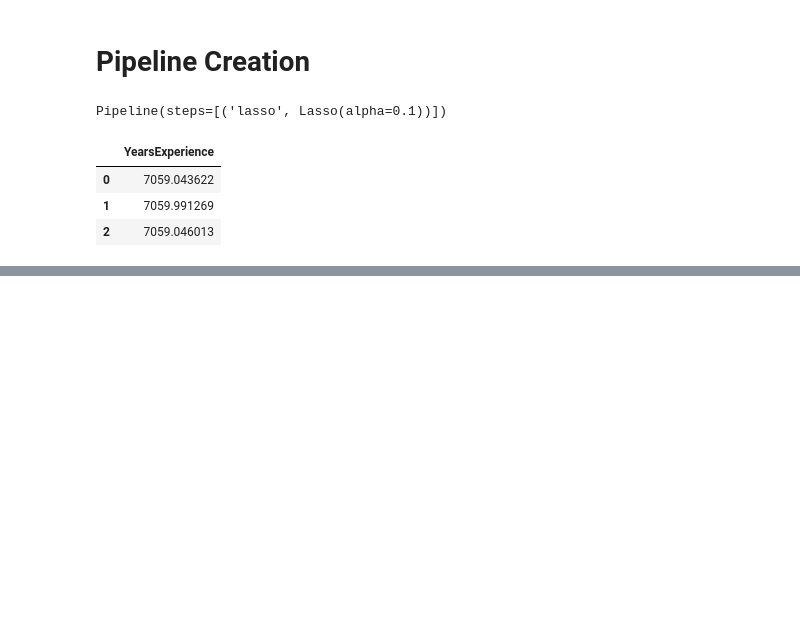
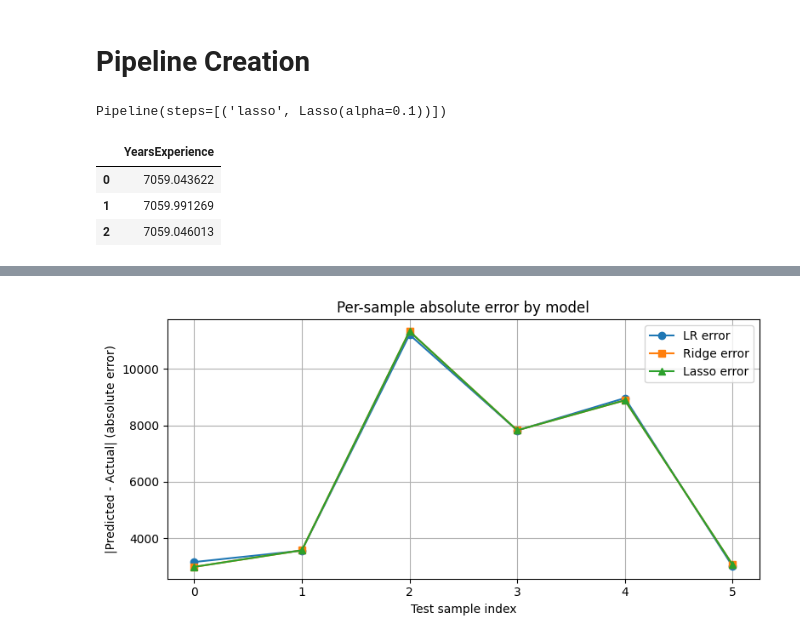
Before and after one commit to nikhiljha1/linear_regression_project, a Jupyter notebook: Salary_project.ipynb, the cells around one changed output, grey strips where cells are left out. Drawn from its saved outputs; the diff is of its cells as text; code cells hidden in the pictures; blank space fills up the shorter version.

```diff
--- a/Salary_project.ipynb
+++ b/Salary_project.ipynb
@@ -163,0 +271,30 @@ pd.DataFrame([lr_pipeline_rmse, ridge_pipeline_rmse, lasso_pipeline_rmse], colum
+# %%
+errors_df = pd.DataFrame({
+    "Actual": y_test.values,
+    "LR": lr_pipeline_pred,
+    "Ridge": ridge_pipeline_pred,
+    "Lasso": lasso_pipeline_pred
+})
+
+# Absolute errors
+errors_df["LR_err"]    = (errors_df["LR"]    - errors_df["Actual"]).abs()
+errors_df["Ridge_err"] = (errors_df["Ridge"] - errors_df["Actual"]).abs()
+errors_df["Lasso_err"] = (errors_df["Lasso"] - errors_df["Actual"]).abs()
+# %%
+plt.figure(figsize=(8, 4))
+
+idx = range(len(errors_df))  # 0..n_test-1
+
+plt.plot(idx, errors_df["LR_err"],    "-o", label="LR error")
+plt.plot(idx, errors_df["Ridge_err"], "-s", label="Ridge error")
+plt.plot(idx, errors_df["Lasso_err"], "-^", label="Lasso error")
+
+plt.xlabel("Test sample index")
+plt.ylabel("|Predicted - Actual| (absolute error)")
+plt.title("Per-sample absolute error by model")
+plt.legend()
+plt.grid(True)
+plt.tight_layout()
+plt.show()
+# %% [output]
+[figure, added]
```
Also changed, not shown: parts of 16 cells of this notebook.
